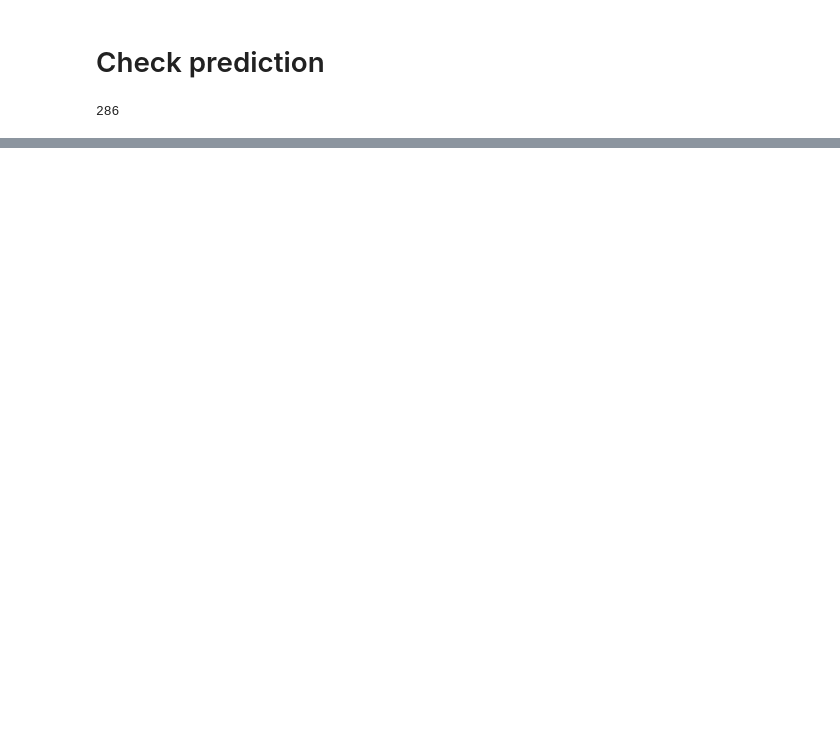
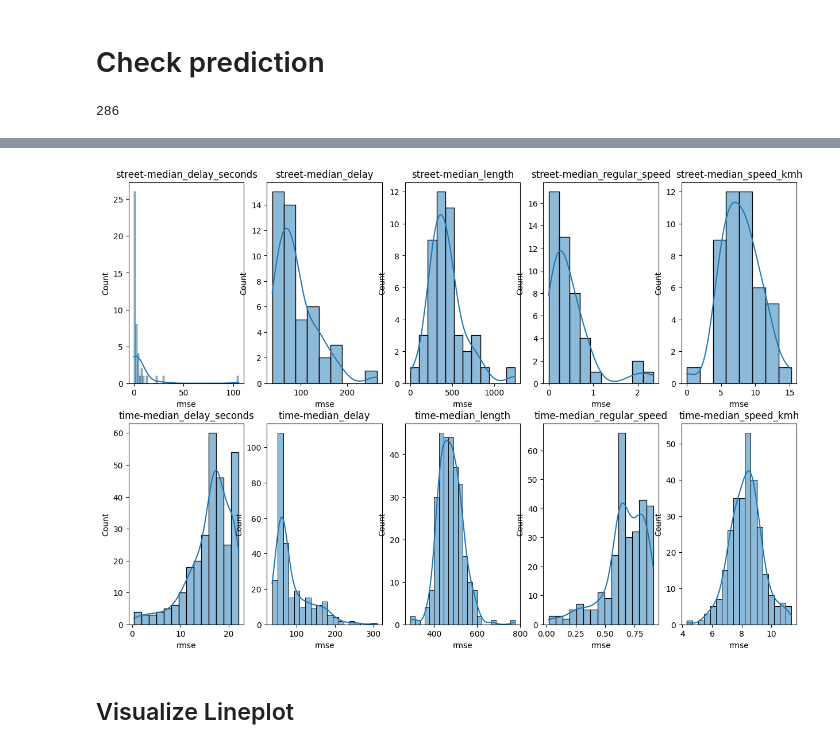
Before and after one commit to GibranBrahmanta/DSLS-MiniProject-DataScientist, a Jupyter notebook: notebook/04_time_series_modeling.ipynb, the cells around one changed output, grey strips where cells are left out. Cells and saved outputs as stored; diff of their text form; code cells hidden in the pictures; blank space fills up the shorter version.

```diff
--- a/notebook/04_time_series_modeling.ipynb
+++ b/notebook/04_time_series_modeling.ipynb
@@ -119,0 +200,6 @@ used_test_data.shape[0]
+# %%
+visualize_hist('ARIMA', 'Bogor', 'rmse')
+# %% [output]
+[figure, added]
+# %% [markdown]
+## Visualize Lineplot
```
Also changed, not shown: parts of 22 cells of this notebook.
